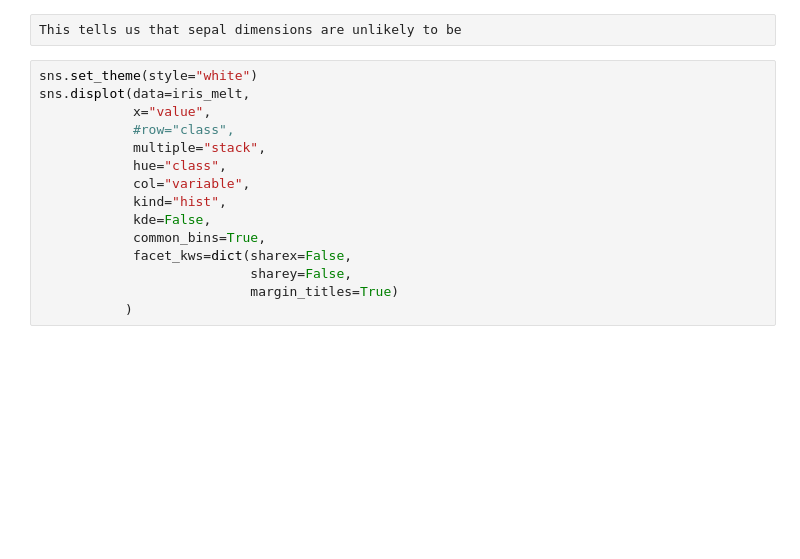
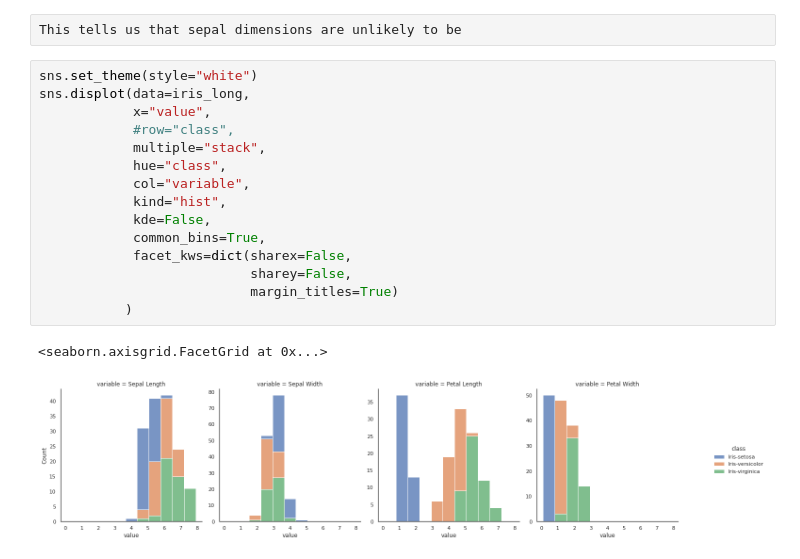
Before and after one commit to fod/pands-project2021, a Jupyter notebook: iris_analysis.ipynb, the cells around one changed output. Saved outputs shown, nothing was run; the diff lists cells and outputs as text; blank space fills up the shorter version.

```diff
--- a/iris_analysis.ipynb
+++ b/iris_analysis.ipynb
@@ -90,18 +98,21 @@ g.set_titles(col_template="{col_name}", row_template="{row_name}")
 This tells us that sepal dimensions are unlikely to be
 # %%
 sns.set_theme(style="white")
-sns.displot(data=iris_melt,
+sns.displot(data=iris_long,
             x="value",
             #row="class",
             multiple="stack",
             hue="class",
             col="variable",
             kind="hist",
             kde=False,
             common_bins=True,
             facet_kws=dict(sharex=False,
                            sharey=False,
                            margin_titles=True)
            )
+# %% [output]
+<seaborn.axisgrid.FacetGrid at 0x...>
+[figure, added]
 # %%
 iris_melt
```
Also changed, not shown: parts of 20 cells of this notebook.
